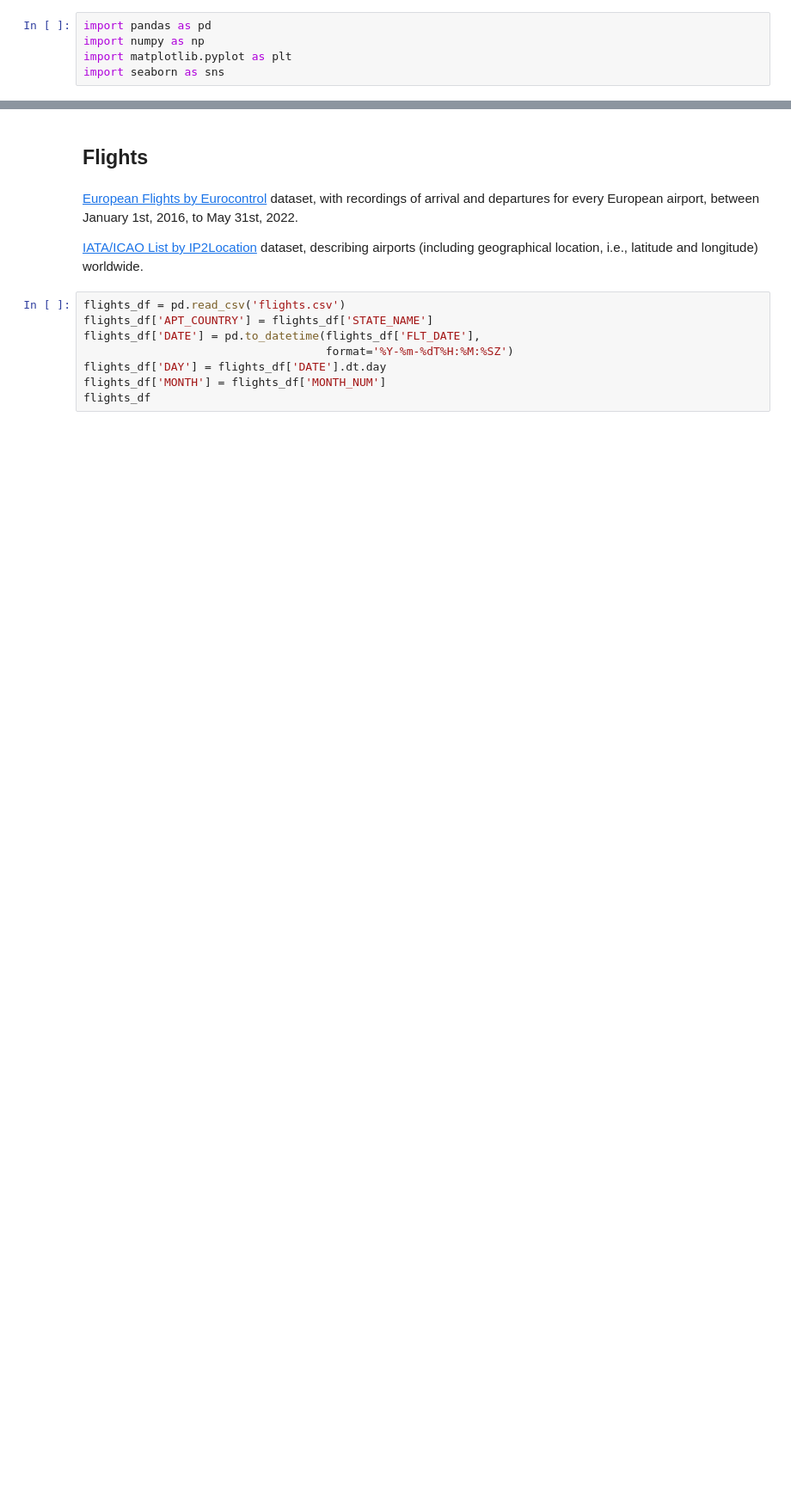
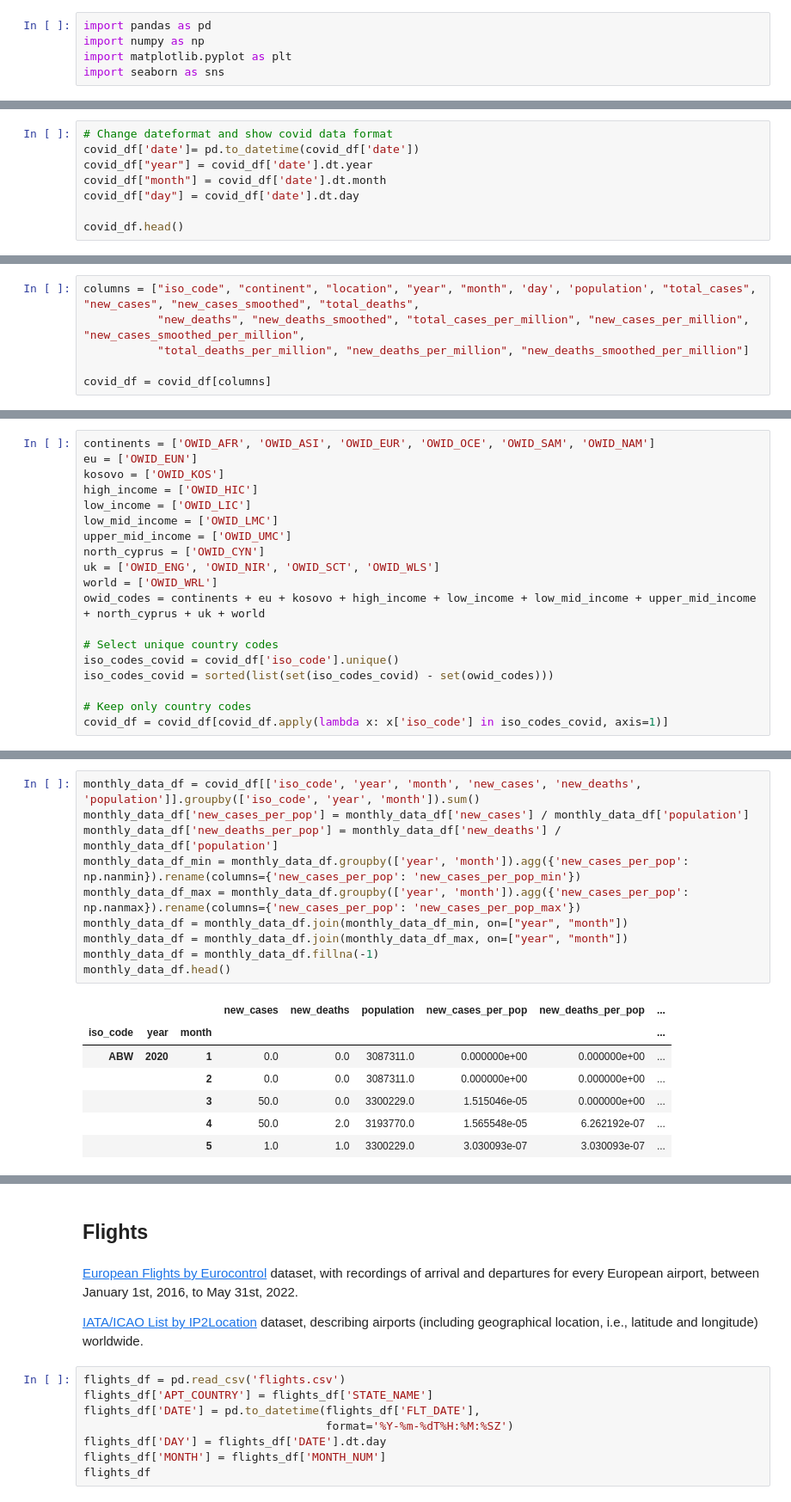
Before and after one commit to MihaiDavid05/COVID-Impact-Visualizer, a Jupyter notebook: data/exploratory_data_analysis.ipynb, the cells around one changed output, grey strips where cells are left out. Shown: that part at 86% size. Drawn from its saved outputs; the diff is of its cells as text; blank space fills up the shorter version.

```diff
--- a/data/exploratory_data_analysis.ipynb
+++ b/data/exploratory_data_analysis.ipynb
@@ -123,0 +63,8 @@ pop_deaths_df.merge(covid_df[['iso_code', 'location']].drop_duplicates(), on='is
+# %%
+# Change dateformat and show covid data format
+covid_df['date']= pd.to_datetime(covid_df['date'])
+covid_df["year"] = covid_df['date'].dt.year
+covid_df["month"] = covid_df['date'].dt.month
+covid_df["day"] = covid_df['date'].dt.day
+
+covid_df.head()
@@ -123,0 +81,6 @@ pop_deaths_df.merge(covid_df[['iso_code', 'location']].drop_duplicates(), on='is
+# %%
+columns = ["iso_code", "continent", "location", "year", "month", 'day', 'population', "total_cases", "new_cases", "new_cases_smoothed", "total_deaths",
+           "new_deaths", "new_deaths_smoothed", "total_cases_per_million", "new_cases_per_million", "new_cases_smoothed_per_million",
+           "total_deaths_per_million", "new_deaths_per_million", "new_deaths_smoothed_per_million"]
+
+covid_df = covid_df[columns]
@@ -123,0 +89,19 @@ pop_deaths_df.merge(covid_df[['iso_code', 'location']].drop_duplicates(), on='is
+# %%
+continents = ['OWID_AFR', 'OWID_ASI', 'OWID_EUR', 'OWID_OCE', 'OWID_SAM', 'OWID_NAM']
+eu = ['OWID_EUN']
+kosovo = ['OWID_KOS']
+high_income = ['OWID_HIC']
+low_income = ['OWID_LIC']
+low_mid_income = ['OWID_LMC']
+upper_mid_income = ['OWID_UMC']
+north_cyprus = ['OWID_CYN']
+uk = ['OWID_ENG', 'OWID_NIR', 'OWID_SCT', 'OWID_WLS']
+world = ['OWID_WRL']
+owid_codes = continents + eu + kosovo + high_income + low_income + low_mid_income + upper_mid_income + north_cyprus + uk + world
+
+# Select unique country codes
+iso_codes_covid = covid_df['iso_code'].unique()
+iso_codes_covid = sorted(list(set(iso_codes_covid) - set(owid_codes)))
+
+# Keep only country codes
+covid_df = covid_df[covid_df.apply(lambda x: x['iso_code'] in iso_codes_covid, axis=1)]
@@ -123,0 +140,18 @@ pop_deaths_df.merge(covid_df[['iso_code', 'location']].drop_duplicates(), on='is
+# %%
+monthly_data_df = covid_df[['iso_code', 'year', 'month', 'new_cases', 'new_deaths', 'population']].groupby(['iso_code', 'year', 'month']).sum()
+monthly_data_df['new_cases_per_pop'] = monthly_data_df['new_cases'] / monthly_data_df['population']
+monthly_data_df['new_deaths_per_pop'] = monthly_data_df['new_deaths'] / monthly_data_df['population']
+monthly_data_df_min = monthly_data_df.groupby(['year', 'month']).agg({'new_cases_per_pop': np.nanmin}).rename(columns={'new_cases_per_pop': 'new_cases_per_pop_min'})
+monthly_data_df_max = monthly_data_df.groupby(['year', 'month']).agg({'new_cases_per_pop': np.nanmax}).rename(columns={'new_cases_per_pop': 'new_cases_per_pop_max'})
+monthly_data_df = monthly_data_df.join(monthly_data_df_min, on=["year", "month"])
+monthly_data_df = monthly_data_df.join(monthly_data_df_max, on=["year", "month"])
+monthly_data_df = monthly_data_df.fillna(-1)
+monthly_data_df.head()
+# %% [output]
+|  |  |  | new_cases | new_deaths | population | new_cases_per_pop | new_deaths_per_pop | ... |
+| iso_code | year | month |  |  |  |  |  | ... |
+| ABW | 2020 | 1 | 0.0 | 0.0 | 3087311.0 | 0.000000e+00 | 0.000000e+00 | ... |
+|  |  | 2 | 0.0 | 0.0 | 3087311.0 | 0.000000e+00 | 0.000000e+00 | ... |
+|  |  | 3 | 50.0 | 0.0 | 3300229.0 | 1.515046e-05 | 0.000000e+00 | ... |
+|  |  | 4 | 50.0 | 2.0 | 3193770.0 | 1.565548e-05 | 6.262192e-07 | ... |
+|  |  | 5 | 1.0 | 1.0 | 3300229.0 | 3.030093e-07 | 3.030093e-07 | ... |
```
Also changed, not shown: parts of 42 cells of this notebook, 1 other file.
